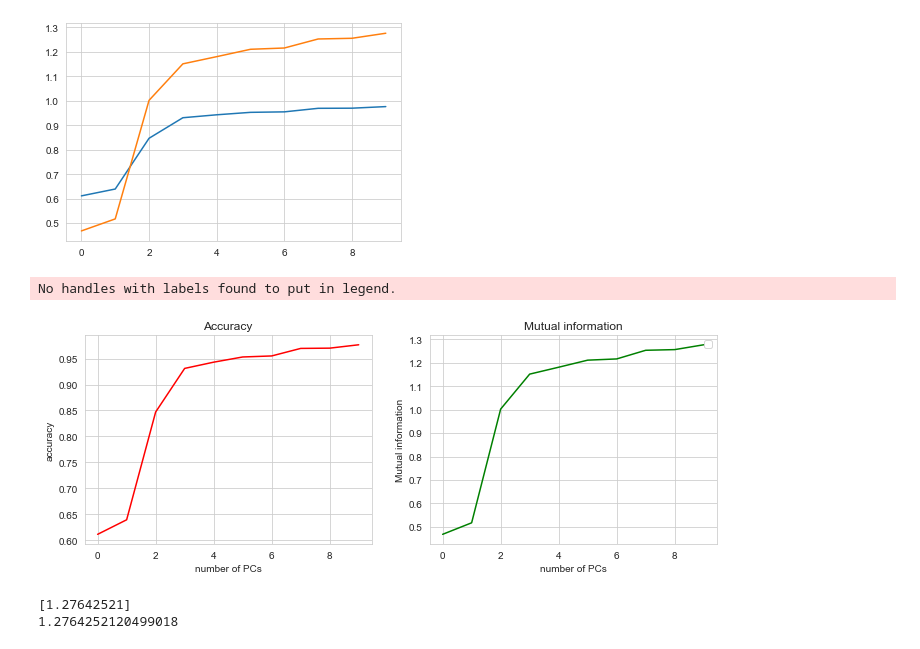
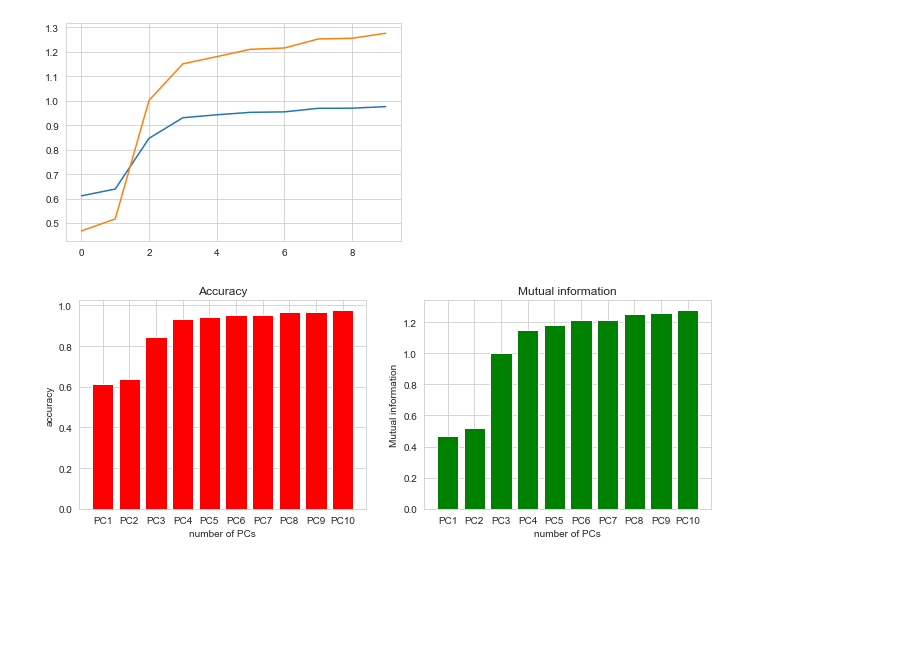
Before and after one commit to ansuini/dottorato_AI_area, a Jupyter notebook: Ex2/logistic_regression_ex2.ipynb, the cells around one changed output. Cells and saved outputs as stored; diff of their text form; code cells hidden in the pictures; blank space fills up the shorter version.

Commit message:
update bar charts

```diff
--- a/Ex2/logistic_regression_ex2.ipynb
+++ b/Ex2/logistic_regression_ex2.ipynb
@@ -271,25 +271,15 @@ Please also refer to the documentation for alternative solver options:
 # %%
 fig, ax = plt.subplots(1, 2, figsize=(10, 4))
 fig.tight_layout(pad=3)
 
-ax[0].plot(accuracy_list,     color='r')
+ax[0].bar(eigen.pc.values, accuracy_list,    color='r')
+ax[0].set_ylim(bottom=0)
 ax[0].set(title='Accuracy', ylabel='accuracy', xlabel='number of PCs')
 
-ax[1].plot(mutual_info_list,  color='g')
+ax[1].bar(eigen.pc.values,mutual_info_list,  color='g')
+ax[1].set_ylim(bottom=0)
 ax[1].set(title='Mutual information', ylabel='Mutual information', xlabel='number of PCs')
 
-plt.legend()
 plt.show()
 # %% [output]
-No handles with labels found to put in legend.
-[figure, old version]
+[figure, new version]
-# %%
-from sklearn.feature_selection import mutual_info_classif
-from sklearn.metrics import mutual_info_score
-
-
-print(mutual_info_classif(y_test.reshape(-1,1), y_pred, discrete_features = True)) # mutual information of 0.69, expressed in nats
-print(mutual_info_score(y_test, y_pred)) # information gain of 0.69, expressed in nats
-# %% [output]
-[1.27642521]
-1.2764252120499018
```
